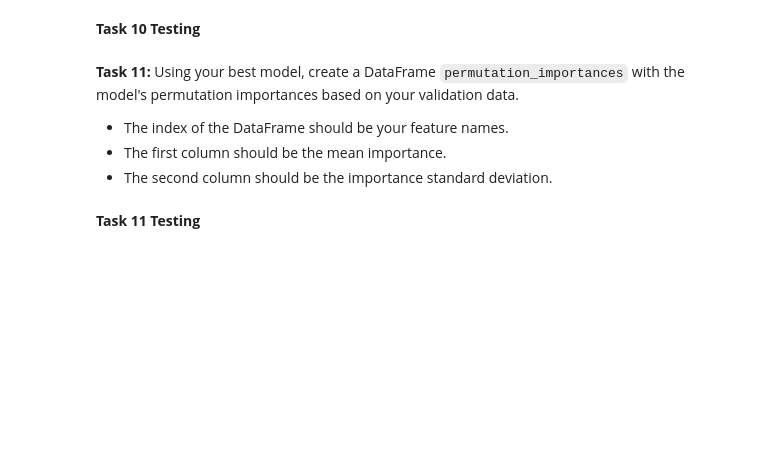
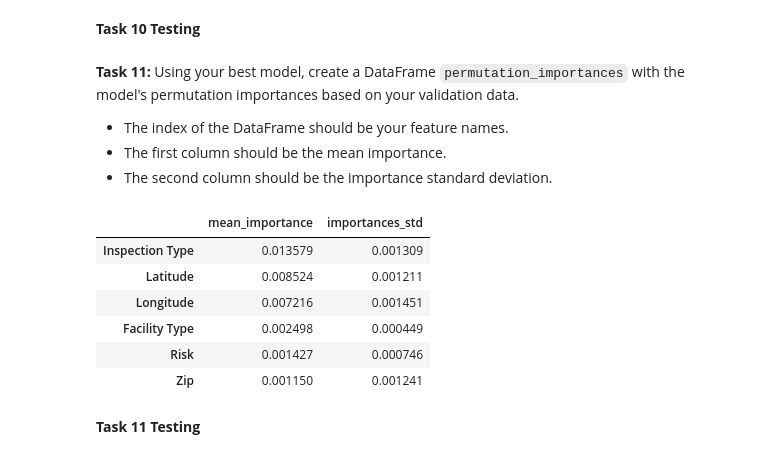
Before and after one commit to sikoh/DS-Applied-Modeling, a Jupyter notebook: Sprint_Challenge/DS_SprintChallenge_AppliedModeling.ipynb, the cells around one changed output. Saved outputs shown, nothing was run; the diff lists cells and outputs as text; code cells hidden in the pictures; blank space fills up the shorter version.

```diff
--- a/Sprint_Challenge/DS_SprintChallenge_AppliedModeling.ipynb
+++ b/Sprint_Challenge/DS_SprintChallenge_AppliedModeling.ipynb
@@ -420,3 +512,27 @@ permutation_importances
+# %%
+'''T11. Create DataFrame of permutation importances.'''
+# YOUR CODE HERE
+# Compare permutation importances
+result = permutation_importance(model_boost, X_val, y_val)
+
+# Create a DataFrame to store the permutation importances
+permutation_importances = pd.DataFrame(
+    {'mean_importance': result.importances_mean, 'importances_std':result.importances_std},
+    index = X_val.columns
+)
+
+# Sort the DataFrame by mean importance in descending order
+permutation_importances.sort_values(by='mean_importance', ascending = False, inplace = True)
+
+permutation_importances
+# %% [output]
+|  | mean_importance | importances_std |
+| Inspection Type | 0.013579 | 0.001309 |
+| Latitude | 0.008524 | 0.001211 |
+| Longitude | 0.007216 | 0.001451 |
+| Facility Type | 0.002498 | 0.000449 |
+| Risk | 0.001427 | 0.000746 |
+| Zip | 0.001150 | 0.001241 |
 # %% [markdown]
 **Task 11 Testing**
 # %%
```
Also changed, not shown: parts of 21 cells of this notebook.
